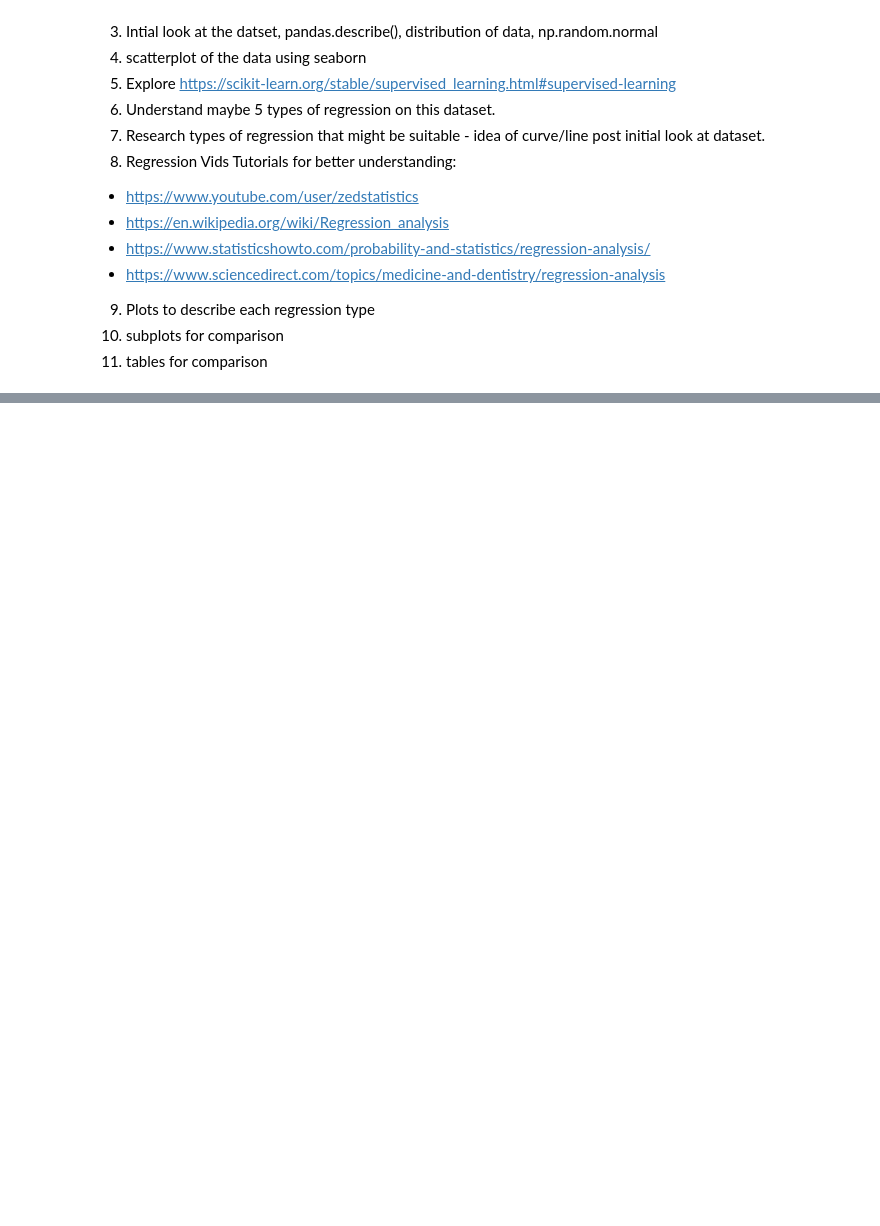
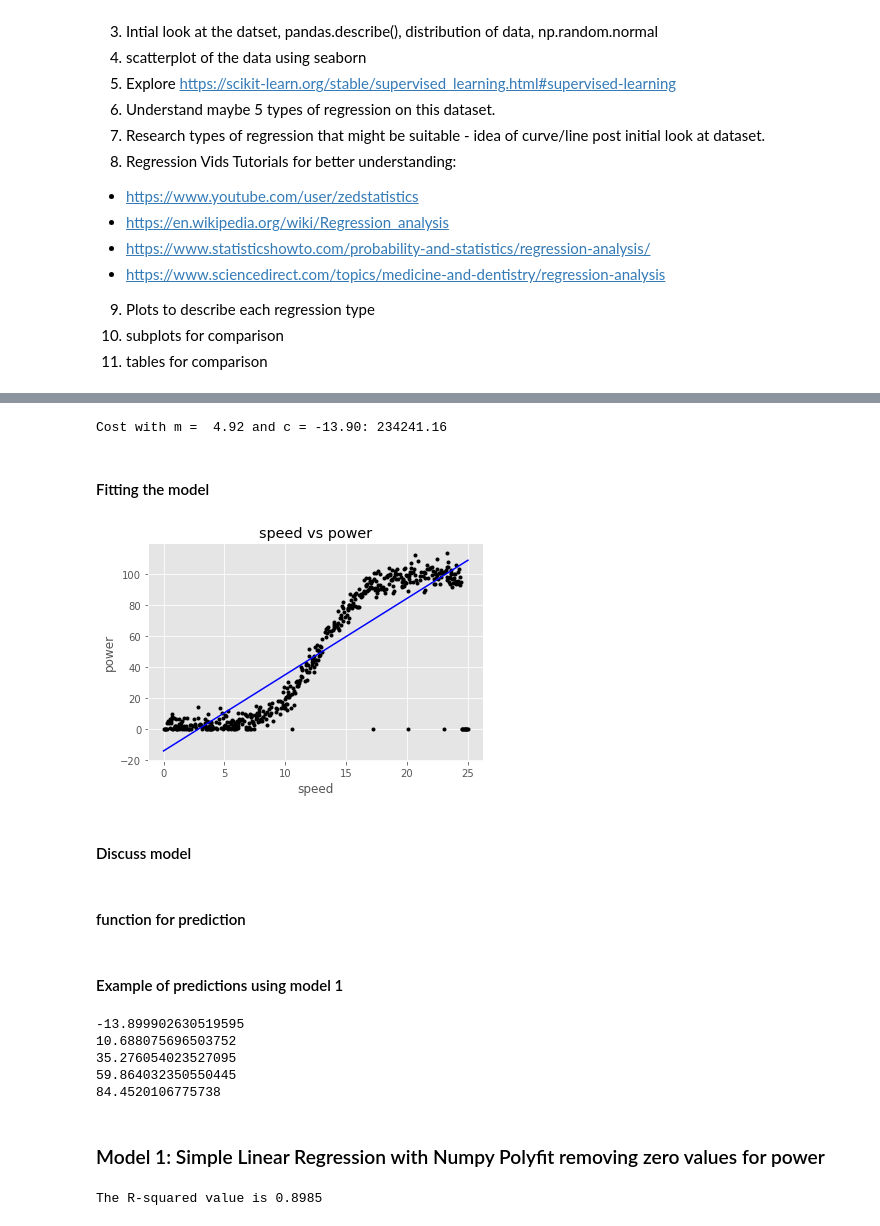
Before and after one commit to conor1982/FofDA_Project, a Jupyter notebook: FofDA_Project_2020.ipynb, the cells around one changed output, grey strips where cells are left out. Saved outputs shown, nothing was run; the diff lists cells and outputs as text; code cells hidden in the pictures; blank space fills up the shorter version.

Commit message:
polyfit 1 and 2

```diff
--- a/FofDA_Project_2020.ipynb
+++ b/FofDA_Project_2020.ipynb
@@ -28,0 +99,12 @@ other types of regression on this data set
+# %%
+#polyfit function, identifiying coeffieients
+coeffs= np.polyfit(df['speed'],df['power'],1)
+
+#power and speed values as variable
+power = df['power']
+speed = df['speed']
+
+
+
+#cost ref https://github.com/ianmcloughlin/jupyter-teaching-notebooks/blob/master/simple-linear-regression.ipynb
+cost1 = lambda m,c: np.sum([(power[i] - coeffs[0] * speed[i] - coeffs[1])**2 for i in range(speed.size)])
@@ -28,0 +139,21 @@ other types of regression on this data set
+# %%
+print("Cost with m = %5.2f and c = %5.2f: %8.2f" % (coeffs[0],coeffs[1], cost1(coeffs[0],coeffs[1])))
+cost1 = cost1(coeffs[0],coeffs[1])
+# %% [output]
+Cost with m =  4.92 and c = -13.90: 234241.16
+# %% [markdown]
+#### Fitting the model
+# %%
+plt.plot(df['speed'],df['power'],'.',color='black')
+plt.title(f'{df.columns[0]} vs {df.columns[1]}')
+plt.xlabel(f'{df.columns[0]}')
+plt.ylabel(f'{df.columns[1]}')
+
+#plotting coeffeicent values
+plt.plot(df['speed'],coeffs[0] *df['speed'] + coeffs[1],color='blue',label = 'Best Fit line');
+# %% [output]
+[figure, added]
+# %% [markdown]
+#### Discuss model
+# %% [markdown]
+#### function for prediction
@@ -28,0 +163,16 @@ other types of regression on this data set
+# %% [markdown]
+#### Example of predictions using model 1
+# %%
+print(predict_m1(0))
+print(predict_m1(5))
+print(predict_m1(10))
+print(predict_m1(15))
+print(predict_m1(20))
+# %% [output]
+-13.899902630519595
+10.688075696503752
+35.276054023527095
+59.864032350550445
+84.4520106775738
+# %% [markdown]
+### Model 1: Simple Linear Regression with Numpy Polyfit removing zero values for power
@@ -28,0 +193,6 @@ other types of regression on this data set
+# %%
+#calculating R-squared value for the dataset
+rsq2 = np.corrcoef(power2,speed2)[0][1]**2
+print("The R-squared value is %6.4f" % rsq2)
+# %% [output]
+The R-squared value is 0.8985
```
Also changed, not shown: parts of 25 cells of this notebook, 1 other file.
